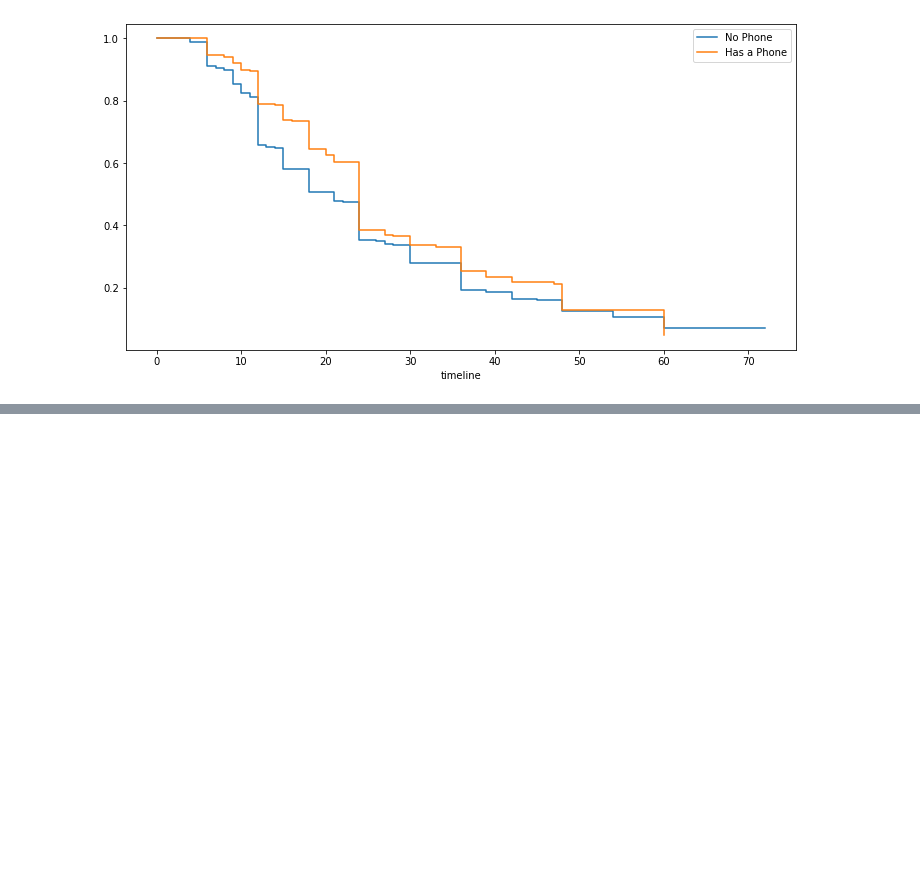
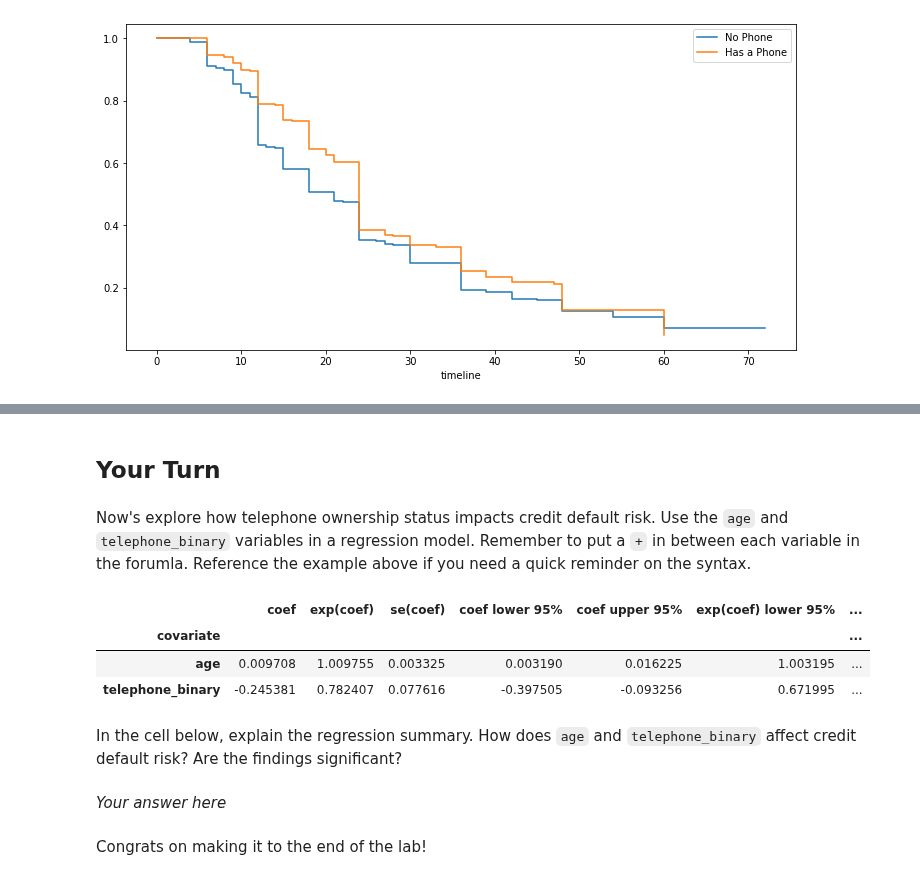
Before and after one commit to ds-modules/ECON-148, a Jupyter notebook: survival_analysis/survival_analysis.ipynb, the cells around one changed output, grey strips where cells are left out. Saved outputs shown, nothing was run; the diff lists cells and outputs as text; code cells hidden in the pictures; blank space fills up the shorter version.

Commit message:
added in regression section

```diff
--- a/survival_analysis/survival_analysis.ipynb
+++ b/survival_analysis/survival_analysis.ipynb
@@ -254,0 +309,23 @@ ax = kmf.plot(ax=ax,ci_show=False)
+# %% [markdown]
+## Your Turn
+# %% [markdown]
+Now's explore how telephone ownership status impacts credit default risk. Use the `age` and `telephone_binary` variables in a regression model. Remember to put a `+` in between each variable in the forumla. Reference the example above if you need a quick reminder on the syntax.
+# %%
+to_replace = {"yes":1,"no":0}
+credit["telephone_binary"]=credit["telephone"].replace(to_replace)
+credit["foreign_worker_binary"]=credit["foreign_worker"].replace(to_replace)
+# %%
+cph = CoxPHFitter()
+cph.fit(credit, duration_col="duration", event_col="credit_risk", formula ="age + telephone_binary")
+cph.summary
+# %% [output]
+|  | coef | exp(coef) | se(coef) | coef lower 95% | coef upper 95% | exp(coef) lower 95% | ... |
+| covariate |  |  |  |  |  |  | ... |
+| age | 0.009708 | 1.009755 | 0.003325 | 0.003190 | 0.016225 | 1.003195 | ... |
+| telephone_binary | -0.245381 | 0.782407 | 0.077616 | -0.397505 | -0.093256 | 0.671995 | ... |
+# %% [markdown]
+In the cell below, explain the regression summary. How does `age` and `telephone_binary` affect credit default risk? Are the findings significant?
+# %% [markdown]
+_Your answer here_
+# %% [markdown]
+Congrats on making it to the end of the lab!
```
Also changed, not shown: parts of 11 cells of this notebook.
